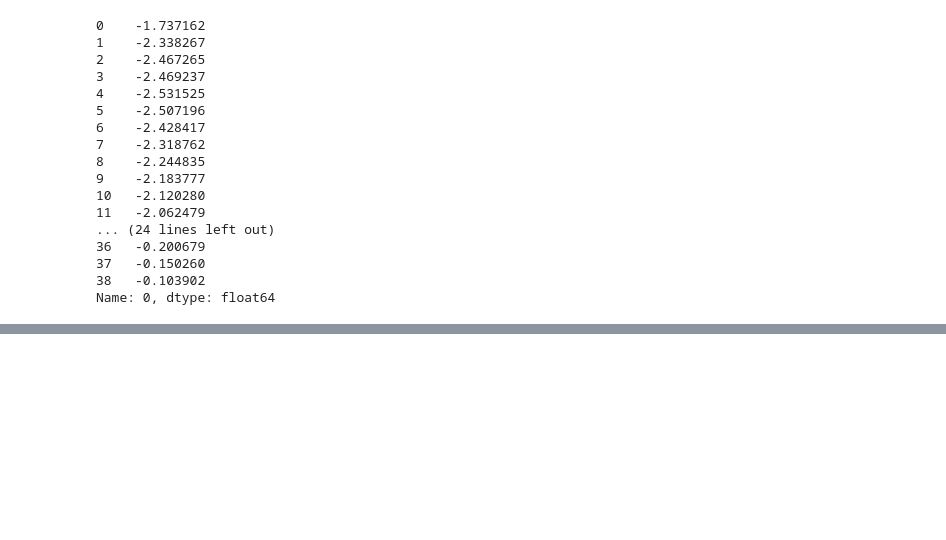
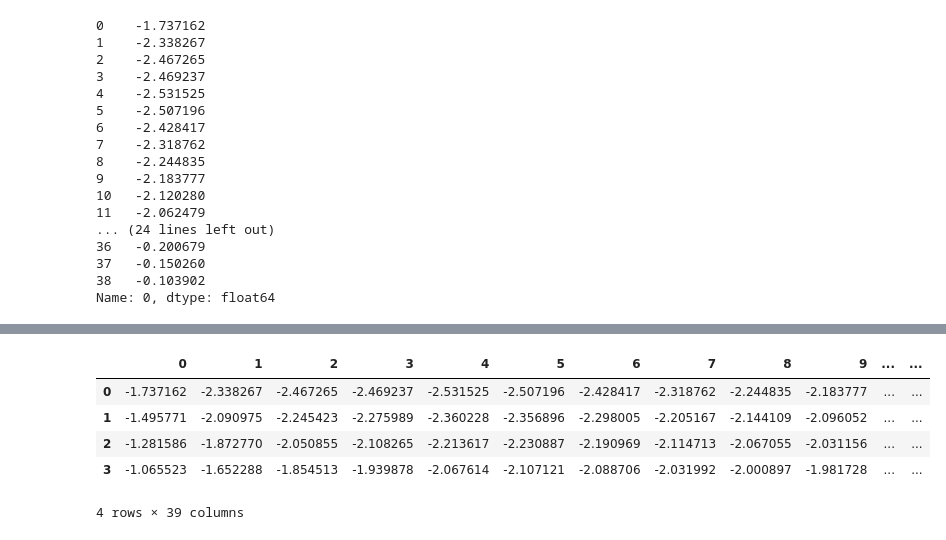
Before and after one commit to bakera81/airfoil-analysis, a Jupyter notebook: airfoil-analysis.ipynb, the cells around one changed output, grey strips where cells are left out. Saved outputs shown, nothing was run; the diff lists cells and outputs as text; code cells hidden in the pictures; blank space fills up the shorter version.

```diff
--- a/airfoil-analysis.ipynb
+++ b/airfoil-analysis.ipynb
@@ -100,0 +97,10 @@ Name: 0, dtype: float64
+# %%
+# Select rows 1 through 4:
+cpc_pressure_df[0:4]
+# %% [output]
+|  | 0 | 1 | 2 | 3 | 4 | 5 | 6 | 7 | 8 | 9 | ... | ... |
+| 0 | -1.737162 | -2.338267 | -2.467265 | -2.469237 | -2.531525 | -2.507196 | -2.428417 | -2.318762 | -2.244835 | -2.183777 | ... | ... |
+| 1 | -1.495771 | -2.090975 | -2.245423 | -2.275989 | -2.360228 | -2.356896 | -2.298005 | -2.205167 | -2.144109 | -2.096052 | ... | ... |
+| 2 | -1.281586 | -1.872770 | -2.050855 | -2.108265 | -2.213617 | -2.230887 | -2.190969 | -2.114713 | -2.067055 | -2.031156 | ... | ... |
+| 3 | -1.065523 | -1.652288 | -1.854513 | -1.939878 | -2.067614 | -2.107121 | -2.088706 | -2.031992 | -2.000897 | -1.981728 | ... | ... |
+4 rows × 39 columns
```
Also changed, not shown: parts of 9 cells of this notebook.
